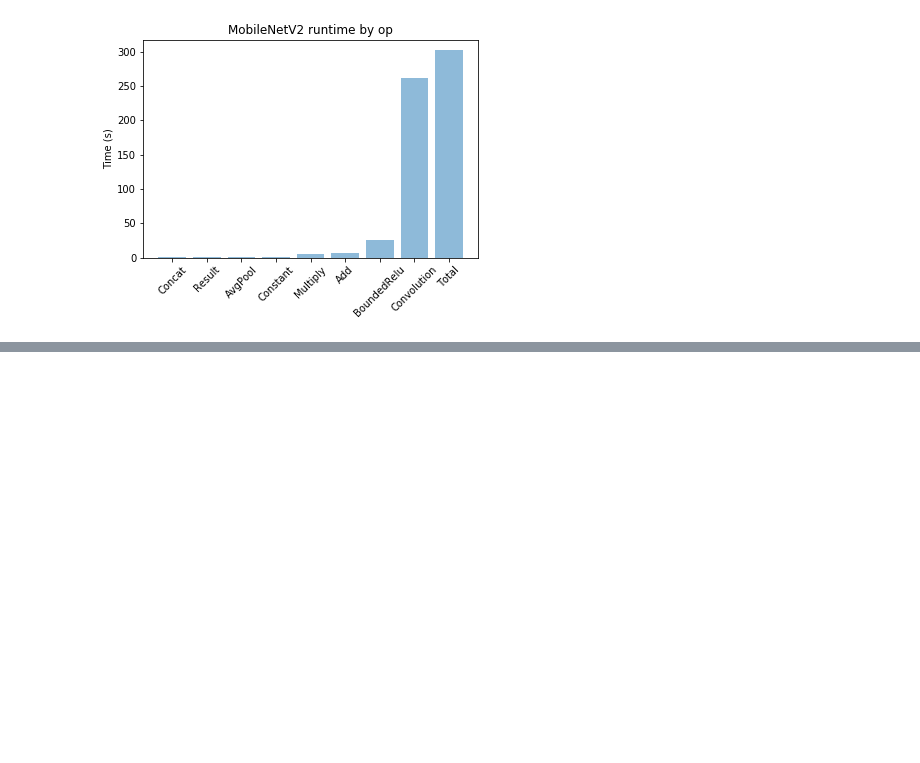
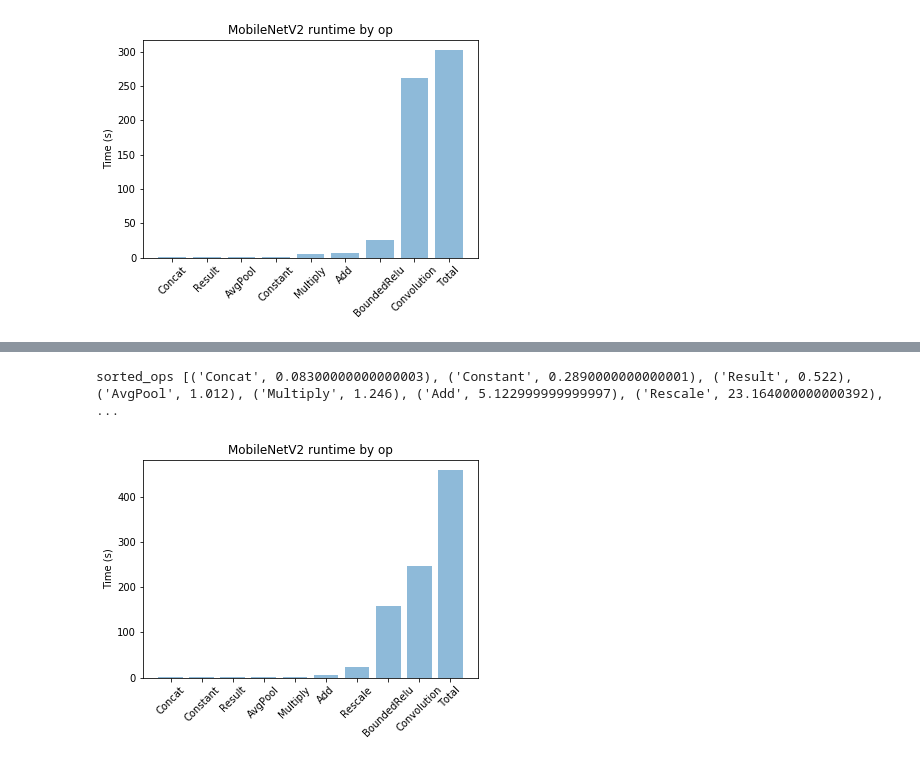
Before and after one commit to rsandler00/he-transformer, a Jupyter notebook: examples/MobileNetV2-Slim/plot_runtimes.ipynb, the cells around one changed output, grey strips where cells are left out. Saved outputs shown, nothing was run; the diff lists cells and outputs as text; code cells hidden in the pictures; blank space fills up the shorter version.

```diff
--- a/examples/MobileNetV2-Slim/plot_runtimes.ipynb
+++ b/examples/MobileNetV2-Slim/plot_runtimes.ipynb
@@ -77,0 +97,6 @@ sorted_ops [('Concat', 0.08100000000000002), ('Result', 0.525), ('AvgPool', 0.95
+# %%
+op_map = parse_runtimes('./runtime/client435s.txt')
+plot_op_map(op_map, 'client435s.png')
+# %% [output]
+sorted_ops [('Concat', 0.08300000000000003), ('Constant', 0.2890000000000001), ('Result', 0.522), ('AvgPool', 1.012), ('Multiply', 1.246), ('Add', 5.122999999999997), ('Rescale', 23.164000000000392),  ...
+[figure, added]
```
Also changed, not shown: parts of 2 cells of this notebook, 4 other files.
